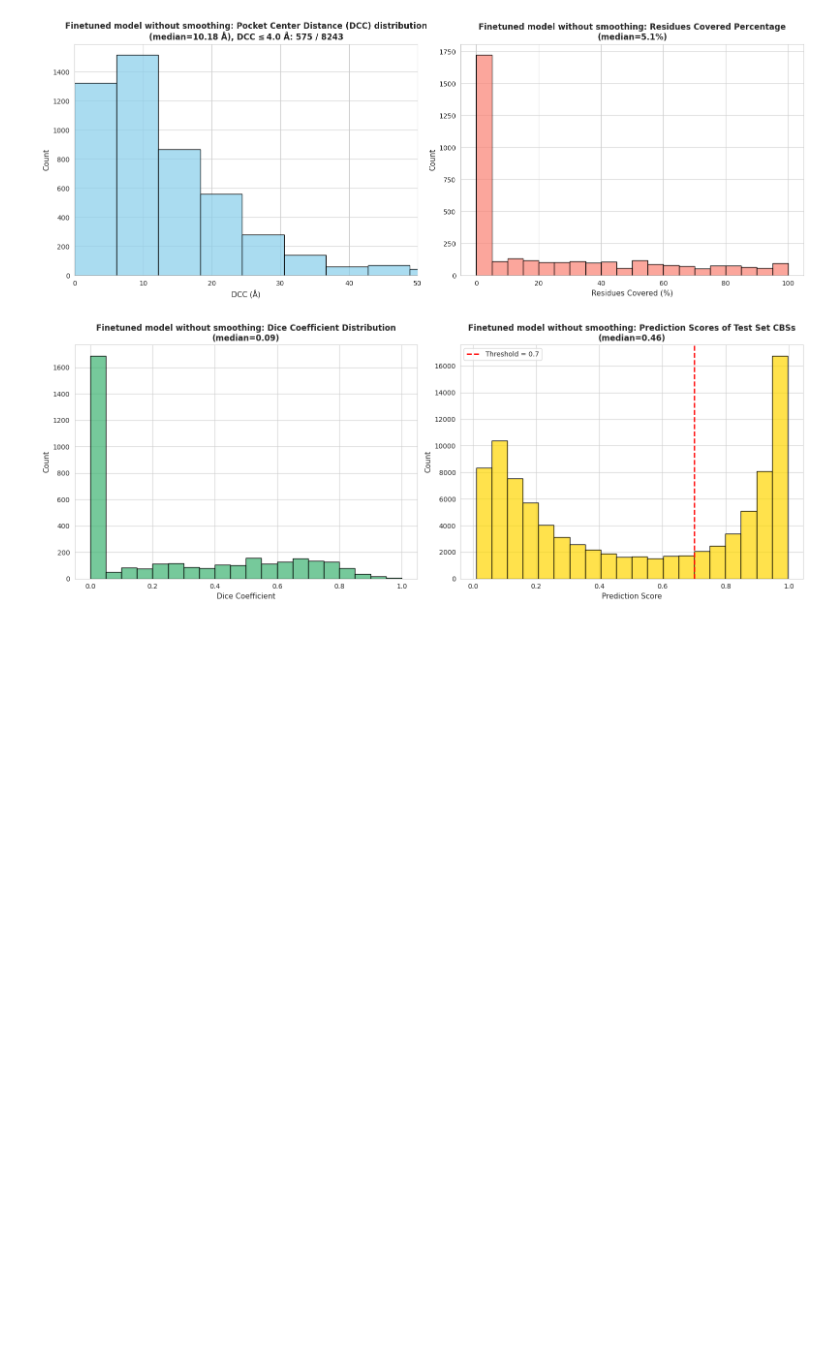
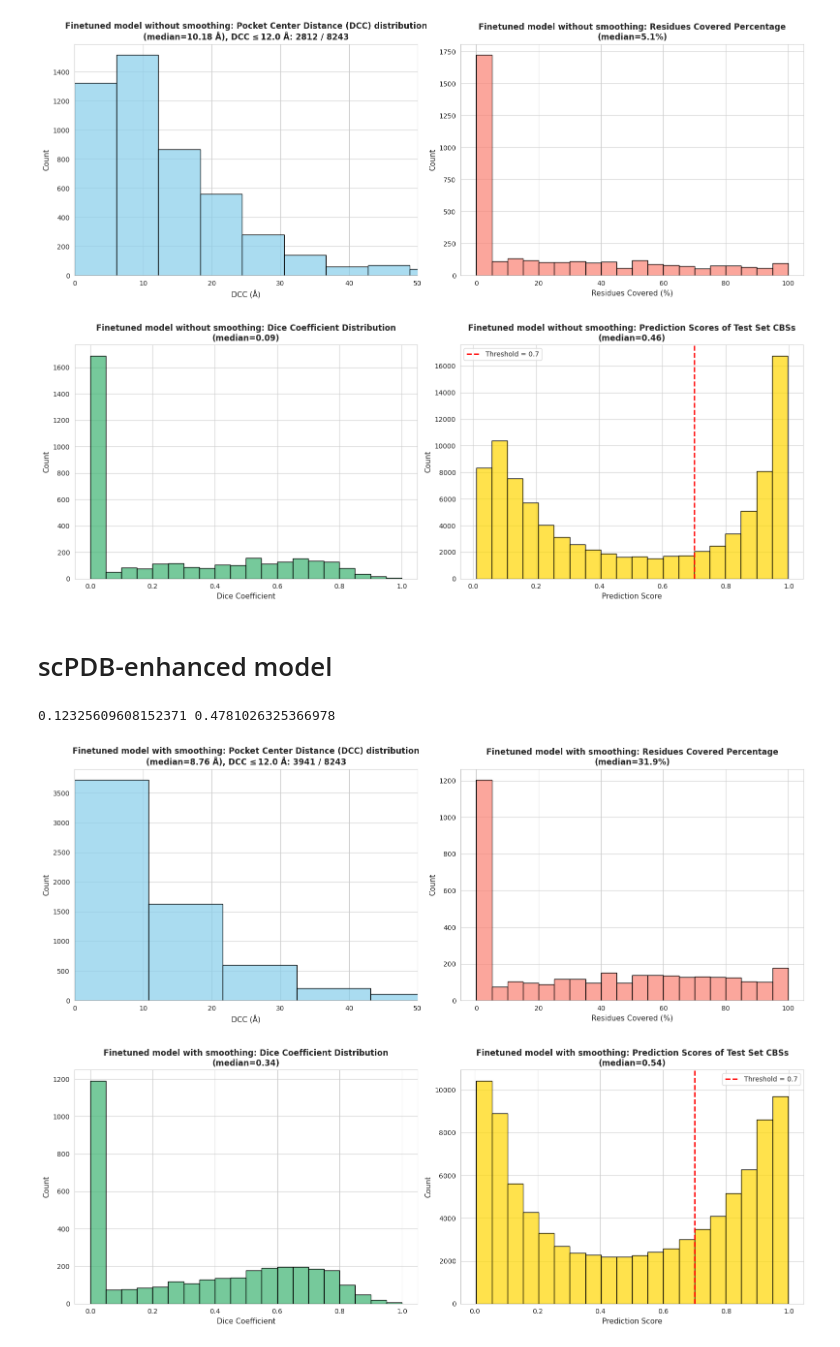
Before and after one commit to skrhakv/seq2pocket, a Jupyter notebook: src/E-regular-binding-site-predictor/evaluation/pocket-level-evaluation.ipynb, the cells around one changed output. Saved outputs shown, nothing was run; the diff lists cells and outputs as text; code cells hidden in the pictures; blank space fills up the shorter version.

```diff
--- a/src/E-regular-binding-site-predictor/evaluation/pocket-level-evaluation.ipynb
+++ b/src/E-regular-binding-site-predictor/evaluation/pocket-level-evaluation.ipynb
@@ -118,10 +108,2 @@ for protein_id in sequences.keys():
-# %%
-import pickle
-
-for protein_id in sequences.keys():
-    filename = protein_id.replace('_','')
-
-    with open(f'{PREDICTIONS_PATH}/finetuning-with-smoothing/{filename}.pkl', 'wb') as f:
-        pickle.dump(predicted_binding_sites[protein_id], f)
 # %%
 VERBOSE_OUTPUT = False
@@ -217,3 +198,5 @@ eval_utils.print_plots(DCCs, coverages, dice_coefficients, binding_prediction_sc
 0.06975615673905132 0.34113793521776054 8243
 [figure]
 [figure]
+# %% [markdown]
+# scPDB-enhanced model
@@ -219,0 +279,10 @@ eval_utils.print_plots(DCCs, coverages, dice_coefficients, binding_prediction_sc
+# %%
+VERBOSE_OUTPUT = False
+MODEL = 'Finetuned model with smoothing'
+DCCs, coverages, dice_coefficients, binding_prediction_scores, number_of_pockets = eval_utils.compute_pocket_level_metrics(binding_residues, predicted_binding_sites, prediction_scores, COORDINATES_DIR, VERBOSE_OUTPUT)
+print(np.sum(np.array(DCCs) < 4) / number_of_pockets, np.sum(np.array(DCCs) < 12) / number_of_pockets)
+eval_utils.print_plots(DCCs, coverages, dice_coefficients, binding_prediction_scores, number_of_pockets, MODEL, dcc_threshold=12.0)
+# %% [output]
+0.12325609608152371 0.4781026325366978
+[figure, added]
+[figure, added]
```
Also changed, not shown: parts of 6 cells of this notebook, 2 other files.
